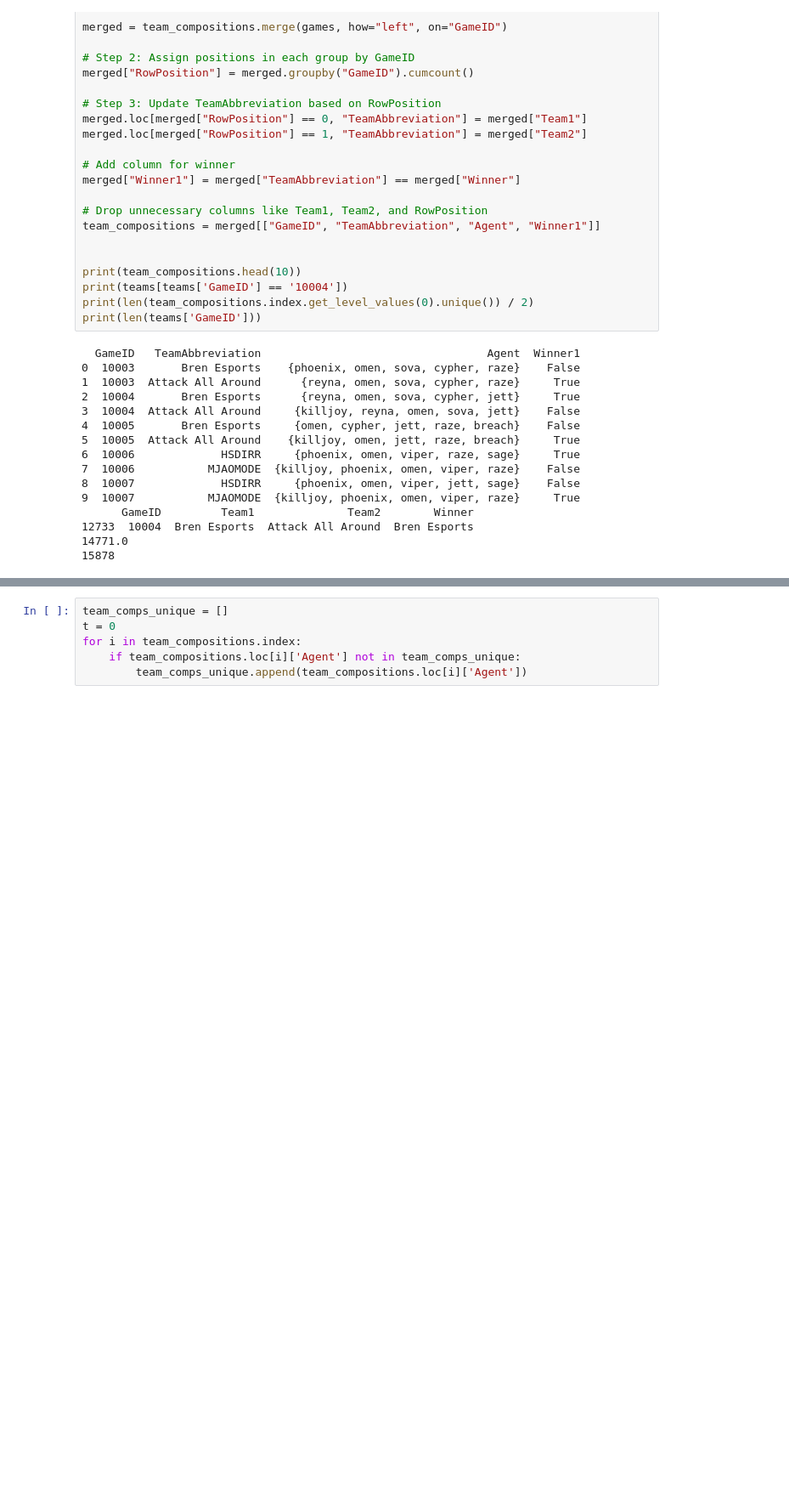
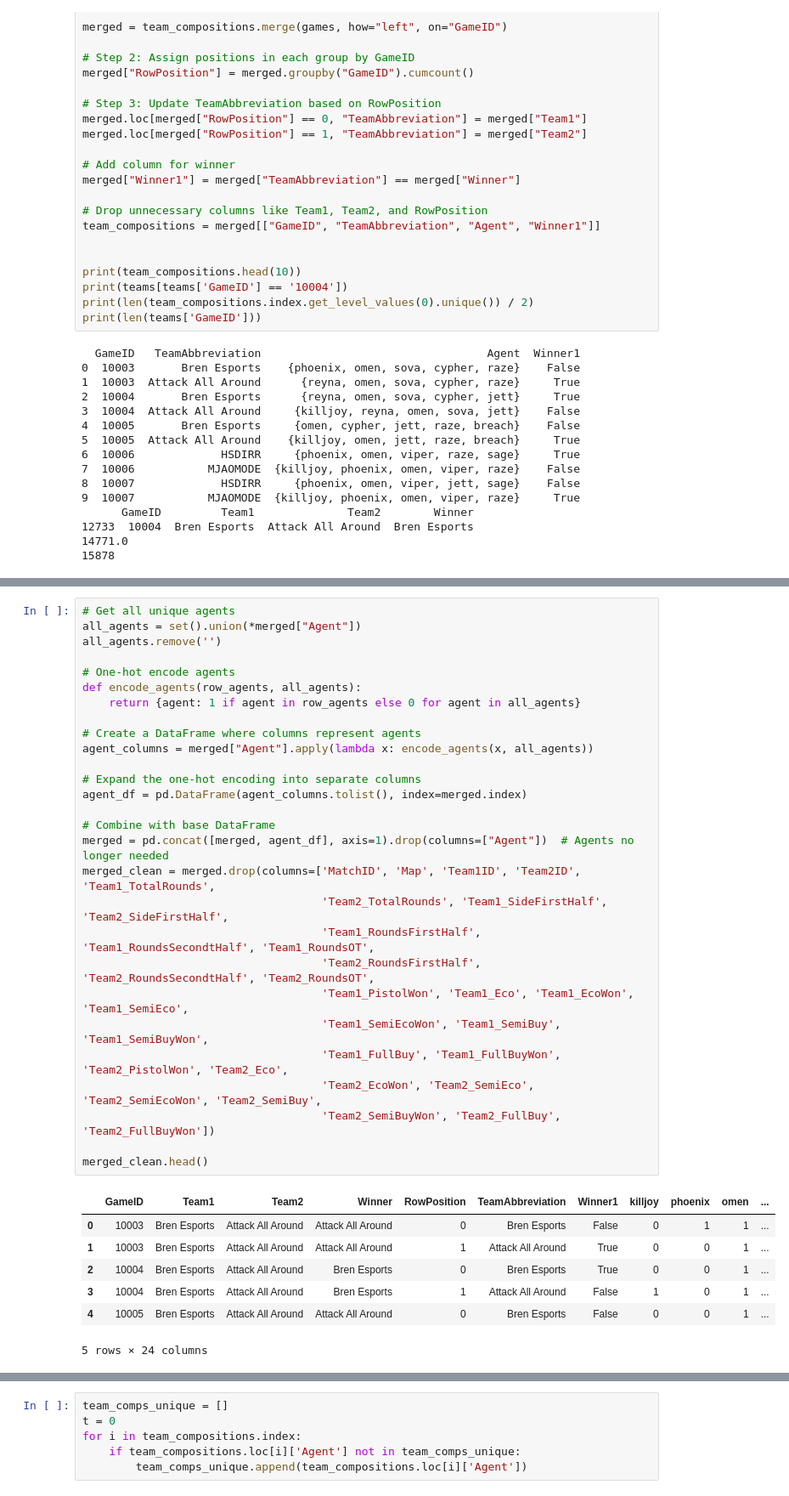
Before and after one commit to dennisdzhidzhora22/Valorant-Match-Predictor, a Jupyter notebook: Main.ipynb, the cells around one changed output, grey strips where cells are left out. Shown: that part at 85% size. Cells and saved outputs as stored; diff of their text form; blank space fills up the shorter version.

```diff
--- a/Main.ipynb
+++ b/Main.ipynb
@@ -126,0 +138,36 @@ print(len(teams['GameID']))
+# %%
+# Get all unique agents
+all_agents = set().union(*merged["Agent"])
+all_agents.remove('')
+
+# One-hot encode agents
+def encode_agents(row_agents, all_agents):
+    return {agent: 1 if agent in row_agents else 0 for agent in all_agents}
+
+# Create a DataFrame where columns represent agents
+agent_columns = merged["Agent"].apply(lambda x: encode_agents(x, all_agents))
+
+# Expand the one-hot encoding into separate columns
+agent_df = pd.DataFrame(agent_columns.tolist(), index=merged.index)
+
+# Combine with base DataFrame
+merged = pd.concat([merged, agent_df], axis=1).drop(columns=["Agent"])  # Agents no longer needed
+merged_clean = merged.drop(columns=['MatchID', 'Map', 'Team1ID', 'Team2ID', 'Team1_TotalRounds',
+                                    'Team2_TotalRounds', 'Team1_SideFirstHalf', 'Team2_SideFirstHalf',
+                                    'Team1_RoundsFirstHalf', 'Team1_RoundsSecondtHalf', 'Team1_RoundsOT',
+                                    'Team2_RoundsFirstHalf', 'Team2_RoundsSecondtHalf', 'Team2_RoundsOT',
+                                    'Team1_PistolWon', 'Team1_Eco', 'Team1_EcoWon', 'Team1_SemiEco',
+                                    'Team1_SemiEcoWon', 'Team1_SemiBuy', 'Team1_SemiBuyWon',
+                                    'Team1_FullBuy', 'Team1_FullBuyWon', 'Team2_PistolWon', 'Team2_Eco',
+                                    'Team2_EcoWon', 'Team2_SemiEco', 'Team2_SemiEcoWon', 'Team2_SemiBuy',
+                                    'Team2_SemiBuyWon', 'Team2_FullBuy', 'Team2_FullBuyWon'])
+
+merged_clean.head()
+# %% [output]
+|  | GameID | Team1 | Team2 | Winner | RowPosition | TeamAbbreviation | Winner1 | killjoy | phoenix | omen | ... |
+| 0 | 10003 | Bren Esports | Attack All Around | Attack All Around | 0 | Bren Esports | False | 0 | 1 | 1 | ... |
+| 1 | 10003 | Bren Esports | Attack All Around | Attack All Around | 1 | Attack All Around | True | 0 | 0 | 1 | ... |
+| 2 | 10004 | Bren Esports | Attack All Around | Bren Esports | 0 | Bren Esports | True | 0 | 0 | 1 | ... |
+| 3 | 10004 | Bren Esports | Attack All Around | Bren Esports | 1 | Attack All Around | False | 1 | 0 | 1 | ... |
+| 4 | 10005 | Bren Esports | Attack All Around | Attack All Around | 0 | Bren Esports | False | 0 | 0 | 1 | ... |
+5 rows × 24 columns
```
Also changed, not shown: parts of 11 cells of this notebook.
